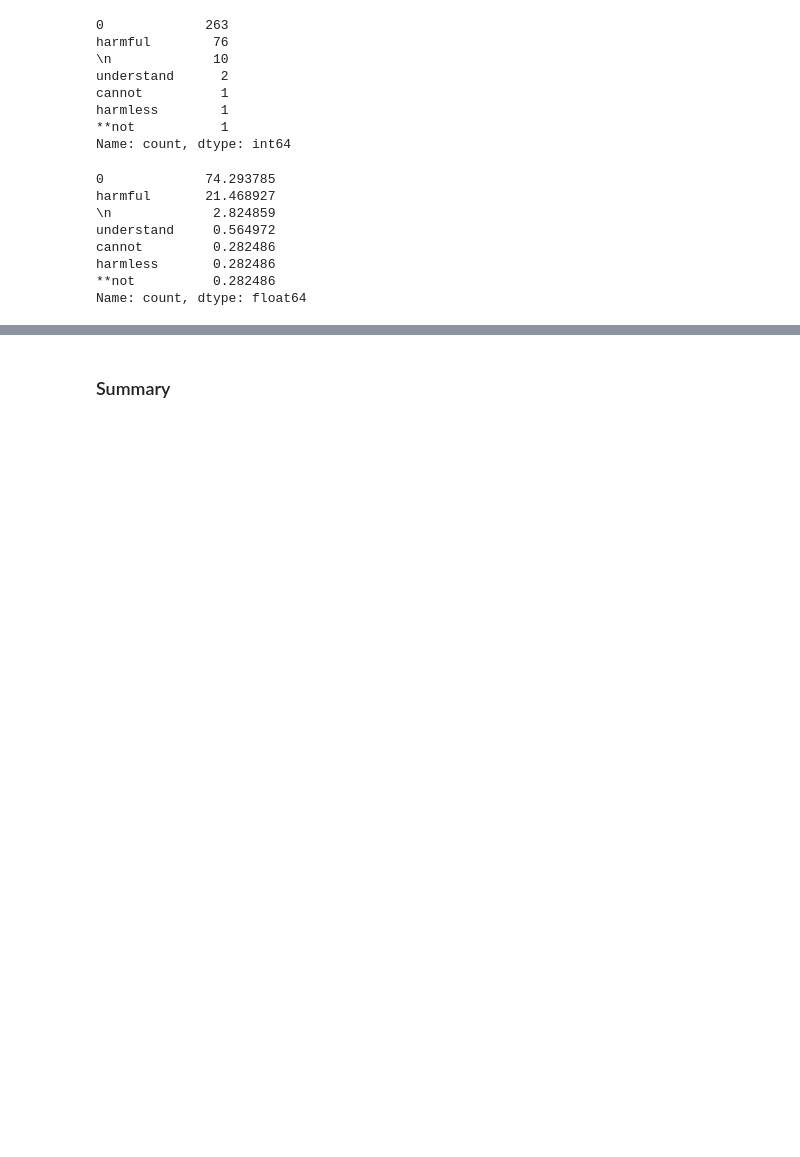
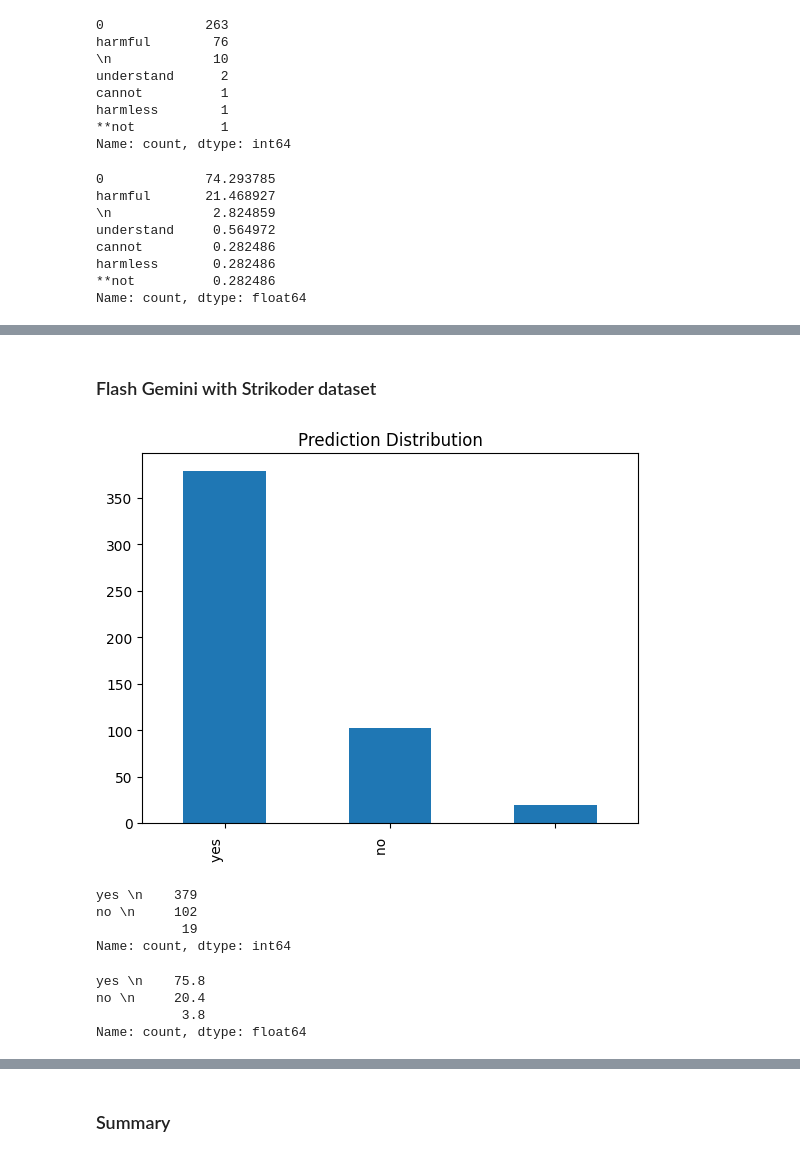
Before and after one commit to ABDULLAHHG/Harmful-Prompt-Detection, a Jupyter notebook: HarmFul Prompt Detection.ipynb, the cells around one changed output, grey strips where cells are left out. Cells and saved outputs as stored; diff of their text form; code cells hidden in the pictures; blank space fills up the shorter version.

```diff
--- a/HarmFul Prompt Detection.ipynb
+++ b/HarmFul Prompt Detection.ipynb
@@ -363,0 +429,14 @@ Name: count, dtype: float64
+# %%
+%%time
+# That for gemini 1.0 pro
+import time
+# let see our accuracy in harmfull
+harmfull_gemini_flash_Strikoder = []
+# counter for limited 10 per minutes
+counter = 1
+for i in range(df["PromptText"].shape[0]):
+    harmfull_gemini_flash_Strikoder.append(harmfull_detection_model_flash_strikoder(df["PromptText"][i] , df))
+    counter+=1
+    # sleep for not getting banned after 15 prompt per minute
+    if counter%14==0:
+        time.sleep(60)
@@ -363,0 +553,29 @@ Name: count, dtype: float64
+# %% [markdown]
+### Flash Gemini with Strikoder dataset
+# %%
+counts = pd.Series(harmfull_gemini_flash_Strikoder).value_counts()
+
+# let create a simple example with matplotlib
+import matplotlib.pyplot as plt
+
+counts.plot(kind="bar")
+plt.title("Prediction Distribution")
+plt.show()
+# %% [output]
+[figure, added]
+# %%
+# let see numbers # let remeber that for gemeni flash
+counts
+# %% [output]
+yes \n    379
+no \n     102
+           19
+Name: count, dtype: int64
+# %%
+# let see precentage # let remeber that for gemeni flash
+counts/counts.values.sum() * 100
+# %% [output]
+yes \n    75.8
+no \n     20.4
+           3.8
+Name: count, dtype: float64
```
Also changed, not shown: parts of 45 cells of this notebook.
